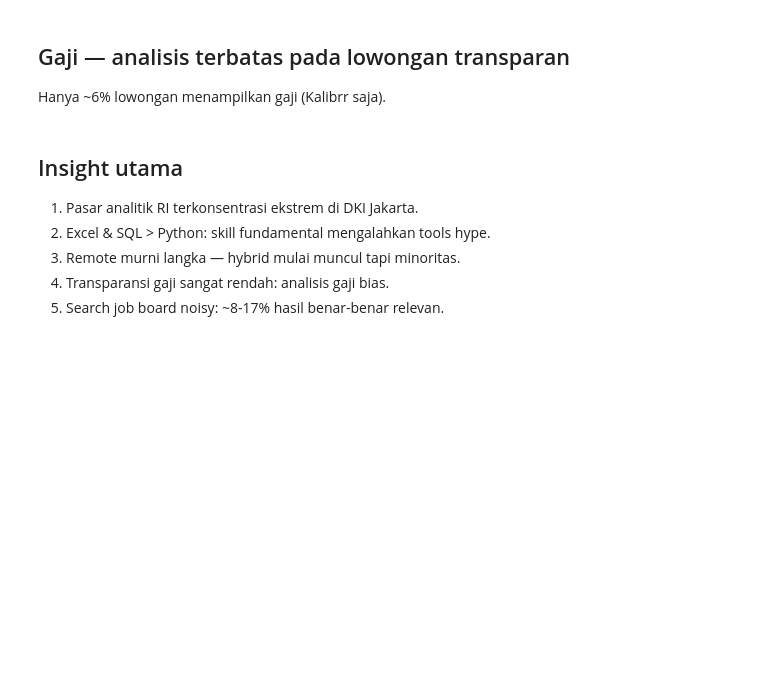
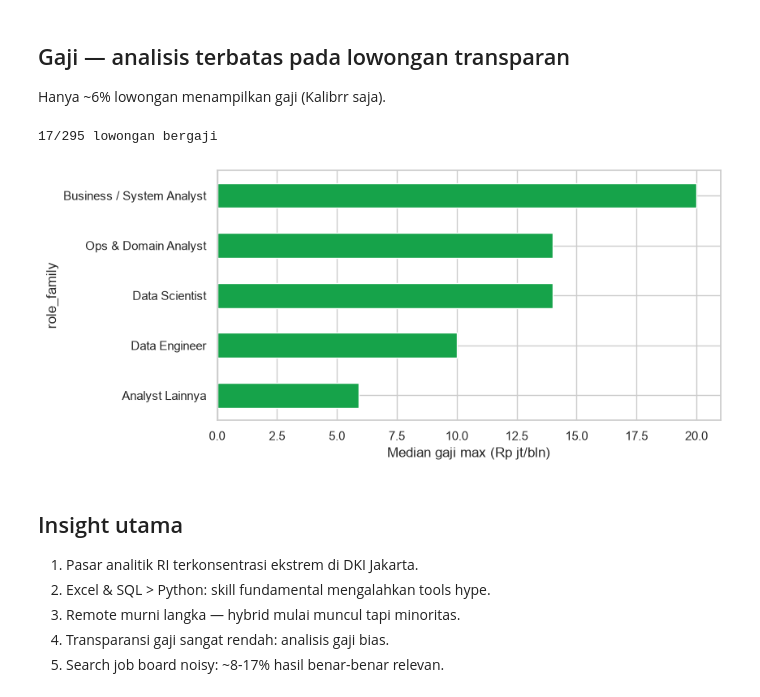
Before and after one commit to Ryora-max/indonesia-job-market-analysis, a Jupyter notebook: notebooks/01_job_market_eda.ipynb, the cells around one changed output. Saved outputs shown, nothing was run; the diff lists cells and outputs as text; code cells hidden in the pictures; blank space fills up the shorter version.

Commit message:
Fix cell gaji + notebook ter-execute 0 error

```diff
--- a/notebooks/01_job_market_eda.ipynb
+++ b/notebooks/01_job_market_eda.ipynb
@@ -44,9 +76,12 @@ Hanya ~6% lowongan menampilkan gaji (Kalibrr saja).
 # %%
 bg = lv.dropna(subset=['gaji_max_jt'])
 print(f'{len(bg)}/{len(lv)} lowongan bergaji')
-bg.groupby('role_family').gaji_max_jt.median().sort_values()
-  .plot.barh(figsize=(8,4), color='#16A34A')
+(bg.groupby('role_family').gaji_max_jt.median().sort_values()
+   .plot.barh(figsize=(8,4), color='#16A34A'))
 plt.xlabel('Median gaji max (Rp jt/bln)'); plt.show()
+# %% [output]
+17/295 lowongan bergaji
+[figure, added]
 # %% [markdown]
 ## Insight utama
 1. Pasar analitik RI terkonsentrasi ekstrem di DKI Jakarta.
```
Also changed, not shown: parts of 4 cells of this notebook, 1 other file.
